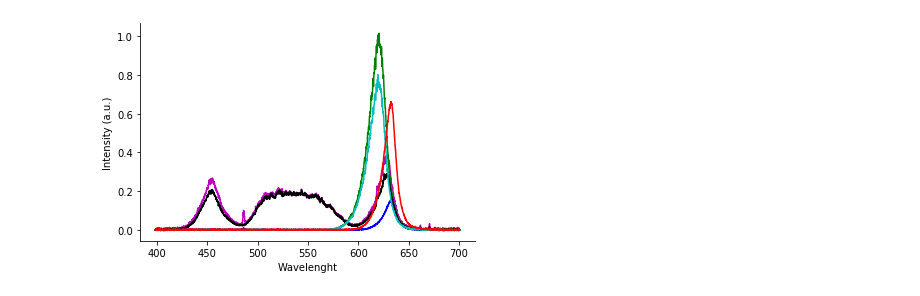
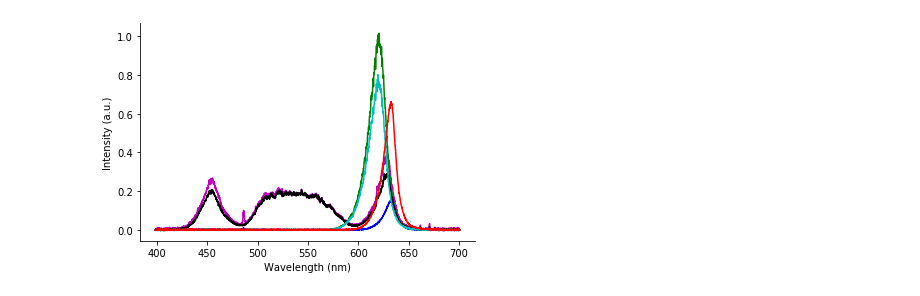
Before and after one commit to amgfernandes/Imaging_analysis, a Jupyter notebook: Projector_measurements/check_projector_measurements.ipynb, the cells around one changed output. Drawn from its saved outputs; the diff is of its cells as text; code cells hidden in the pictures.

```diff
--- a/Projector_measurements/check_projector_measurements.ipynb
+++ b/Projector_measurements/check_projector_measurements.ipynb
@@ -29,16 +29,16 @@ projectors_names=['Optoma ML750ST corrected','LG PA72G_corrected','DLP LightCraf
 # %%
 count=-1
 colors=['m','g','b','k','c','r']
 for projector in projectors:
     count+=1
     #plt.figure(figsize=(5,5))
     plt.plot(projector.nm[700:-350],projector.intensity[700:-350], color=colors[count])
-    plt.xlabel('Wavelenght')
+    plt.xlabel('Wavelength (nm)')
     plt.ylabel('Intensity (a.u.)')
     #plt.title(projectors_names[count])
     sns.despine()
 # %% [output]
-[figure, old version]
+[figure, new version]
 # %%
 count=-1
 colors=['m','g','b','k','c','r']
```
Also changed, not shown: parts of 1 cell of this notebook.
